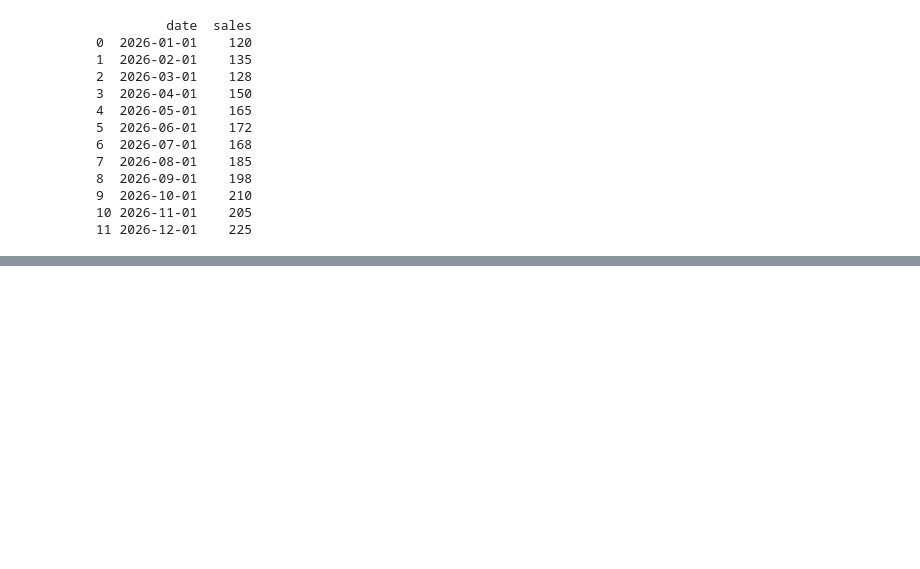
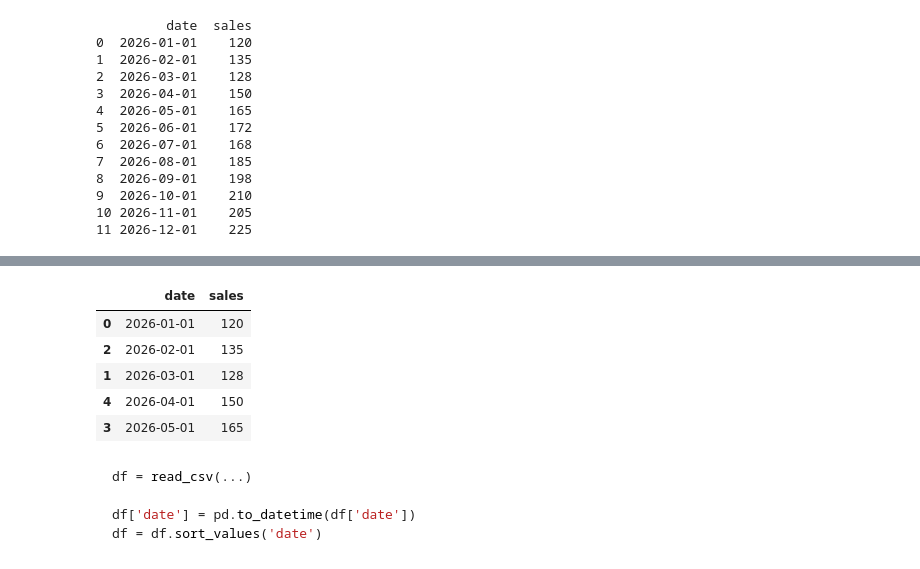
Before and after one commit to eddie1031/2026_SKP_009, a Jupyter notebook: visualization3.ipynb, the cells around one changed output, grey strips where cells are left out. Cells and saved outputs as stored; diff of their text form; code cells hidden in the pictures; blank space fills up the shorter version.

````diff
--- a/visualization3.ipynb
+++ b/visualization3.ipynb
@@ -40,0 +94,11 @@ fig.show()
+# %%
+sorted_df = unsorted_df.sort_values('date')
+
+sorted_df
+# %% [output]
+|  | date | sales |
+| 0 | 2026-01-01 | 120 |
+| 2 | 2026-02-01 | 135 |
+| 1 | 2026-03-01 | 128 |
+| 4 | 2026-04-01 | 150 |
+| 3 | 2026-05-01 | 165 |
@@ -40,0 +114,7 @@ fig.show()
+# %% [markdown]
+```python
+df = read_csv(...)
+
+df['date'] = pd.to_datetime(df['date'])
+df = df.sort_values('date')
+```
````
Also changed, not shown: parts of 11 cells of this notebook.
